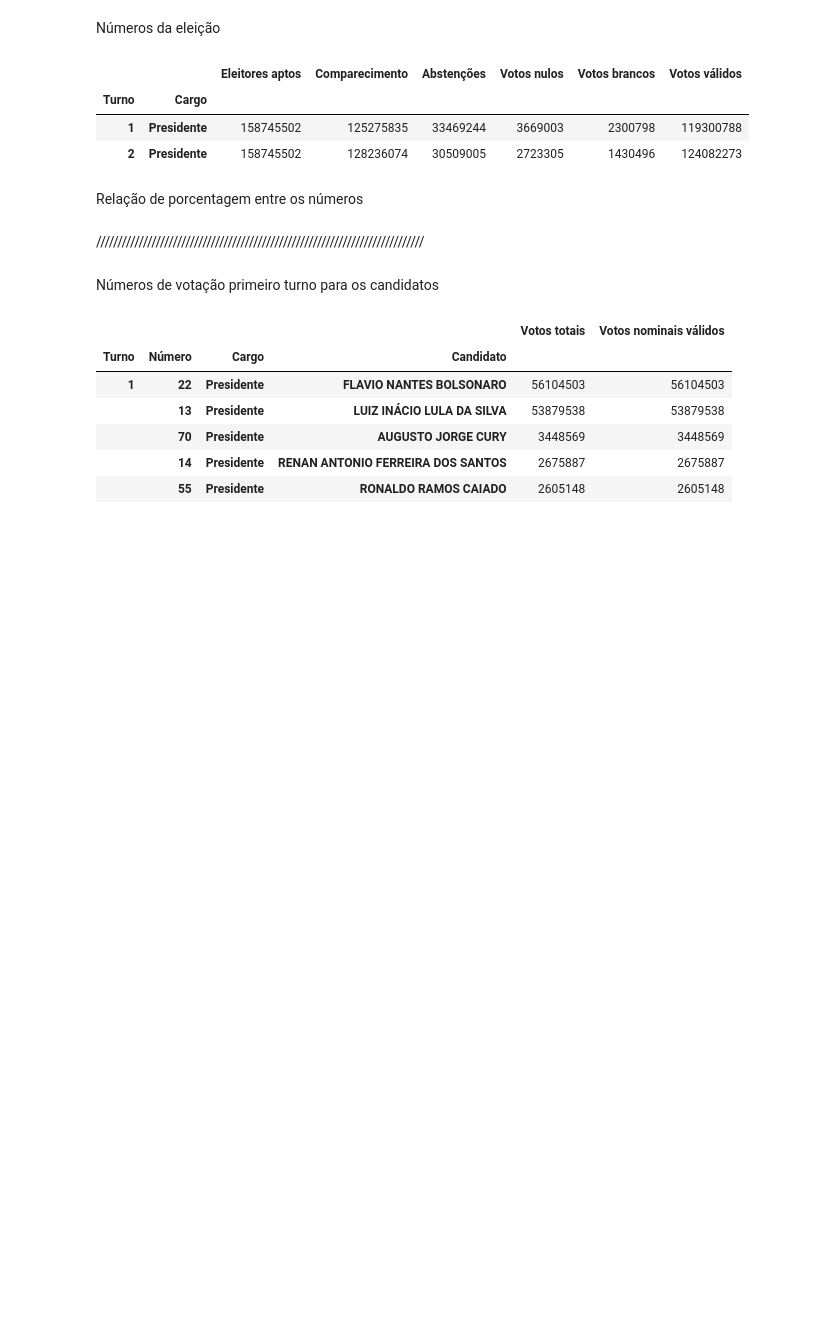
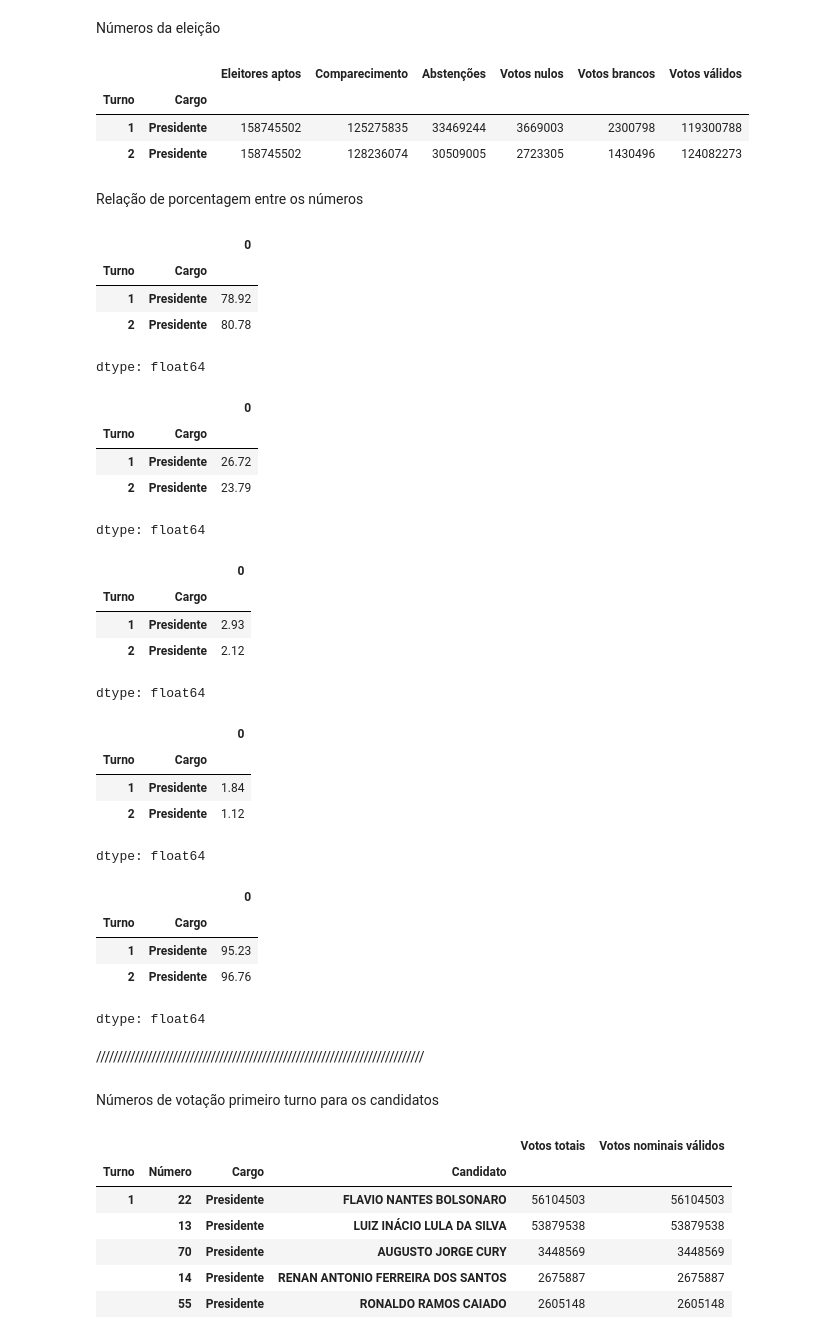
Before and after one commit to Arthxzs/Analise_Eleitoral_2026, a Jupyter notebook: Análise_votação.ipynb, the cells around one changed output. Saved outputs shown, nothing was run; the diff lists cells and outputs as text; code cells hidden in the pictures; blank space fills up the shorter version.

```diff
--- a/Análise_votação.ipynb
+++ b/Análise_votação.ipynb
@@ -23,14 +23,14 @@ df2 = pd.read_csv("votacao_candidato_munzona_2026_BRASIL.csv", encoding="ISO-885
 # %% [markdown]
 Números da eleição
 # %%
-numeros_pres_t1 = (df1["DS_CARGO"] == "Presidente") #& (df1["NR_TURNO"] == 2) # & (df1["SG_UF"] == "ZZ")
+numeros_pres = (df1["DS_CARGO"] == "Presidente") #& (df1["NR_TURNO"] == 2) # & (df1["SG_UF"] == "ZZ")
 
-numeros_t1 = df1[numeros_pres_t1].groupby(["NR_TURNO", "DS_CARGO"])[["QT_APTOS", "QT_COMPARECIMENTO", "QT_ABSTENCOES", "QT_VOTOS_NULOS", "QT_VOTOS_BRANCOS", "QT_TOTAL_VOTOS_VALIDOS"]].sum(numeric_only=True).sort_values("QT_TOTAL_VOTOS_VALIDOS", ascending=True)
-numeros_t1 = numeros_t1.rename(columns={"QT_APTOS": "Eleitores aptos", "QT_COMPARECIMENTO": "Comparecimento", "QT_ABSTENCOES": "Abstenções", "QT_VOTOS_NULOS": "Votos nulos", "QT_VOTOS_BRANCOS": "Votos brancos", "QT_TOTAL_VOTOS_VALIDOS": "Votos válidos"})
-numeros_t1 = numeros_t1.rename_axis(index={"NR_TURNO": "Turno", "DS_CARGO": "Cargo"})
+numeros_pres = df1[numeros_pres].groupby(["NR_TURNO", "DS_CARGO"])[["QT_APTOS", "QT_COMPARECIMENTO", "QT_ABSTENCOES", "QT_VOTOS_NULOS", "QT_VOTOS_BRANCOS", "QT_TOTAL_VOTOS_VALIDOS"]].sum(numeric_only=True).sort_values("QT_TOTAL_VOTOS_VALIDOS", ascending=True)
+numeros_pres = numeros_pres.rename(columns={"QT_APTOS": "Eleitores aptos", "QT_COMPARECIMENTO": "Comparecimento", "QT_ABSTENCOES": "Abstenções", "QT_VOTOS_NULOS": "Votos nulos", "QT_VOTOS_BRANCOS": "Votos brancos", "QT_TOTAL_VOTOS_VALIDOS": "Votos válidos"})
+numeros_pres = numeros_pres.rename_axis(index={"NR_TURNO": "Turno", "DS_CARGO": "Cargo"})
 #numeros_t1 = numeros_t1.reset_index()
 
-display(numeros_t1)
+display(numeros_pres)
 # %% [output]
 |  |  | Eleitores aptos | Comparecimento | Abstenções | Votos nulos | Votos brancos | Votos válidos |
 | Turno | Cargo |  |  |  |  |  |  |
@@ -38,6 +38,46 @@ display(numeros_t1)
 | 2 | Presidente | 158745502 | 128236074 | 30509005 | 2723305 | 1430496 | 124082273 |
 # %% [markdown]
 Relação de porcentagem entre os números
+# %%
+porc_comp = round(((numeros_pres["Comparecimento"] / numeros_pres["Eleitores aptos"]) * 100), 2)
+
+porc_abst = round(((numeros_pres["Abstenções"] / numeros_pres["Comparecimento"]) * 100), 2)
+
+porc_null = round(((numeros_pres["Votos nulos"] / numeros_pres["Comparecimento"]) * 100), 2)
+
+porc_branc = round(((numeros_pres["Votos brancos"] / numeros_pres["Comparecimento"]) * 100), 2)
+
+porc_vali = round(((numeros_pres["Votos válidos"] / numeros_pres["Comparecimento"]) * 100), 2)
+
+
+
+display(porc_comp, porc_abst, porc_null, porc_branc, porc_vali)
+# %% [output]
+|  |  | 0 |
+| Turno | Cargo |  |
+| 1 | Presidente | 78.92 |
+| 2 | Presidente | 80.78 |
+dtype: float64
+|  |  | 0 |
+| Turno | Cargo |  |
+| 1 | Presidente | 26.72 |
+| 2 | Presidente | 23.79 |
+dtype: float64
+|  |  | 0 |
+| Turno | Cargo |  |
+| 1 | Presidente | 2.93 |
+| 2 | Presidente | 2.12 |
+dtype: float64
+|  |  | 0 |
+| Turno | Cargo |  |
+| 1 | Presidente | 1.84 |
+| 2 | Presidente | 1.12 |
+dtype: float64
+|  |  | 0 |
+| Turno | Cargo |  |
+| 1 | Presidente | 95.23 |
+| 2 | Presidente | 96.76 |
+dtype: float64
 # %% [markdown]
 /////////////////////////////////////////////////////////////////////////////
 # %% [markdown]
```
Also changed, not shown: parts of 1 cell of this notebook.
